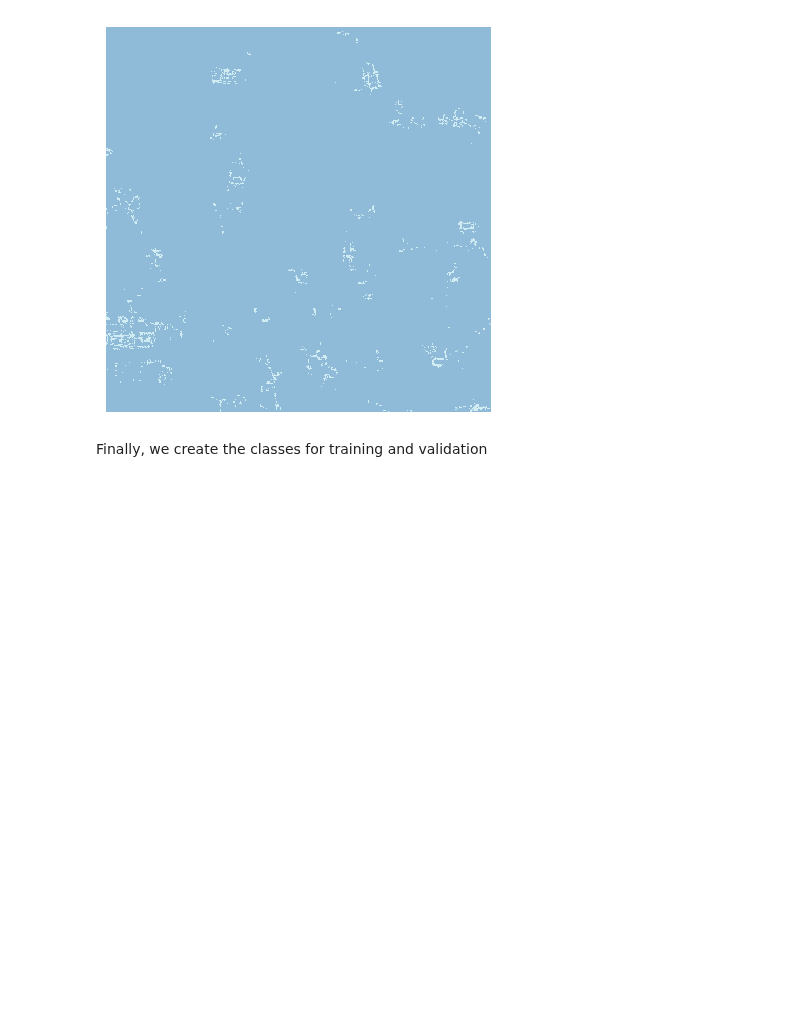
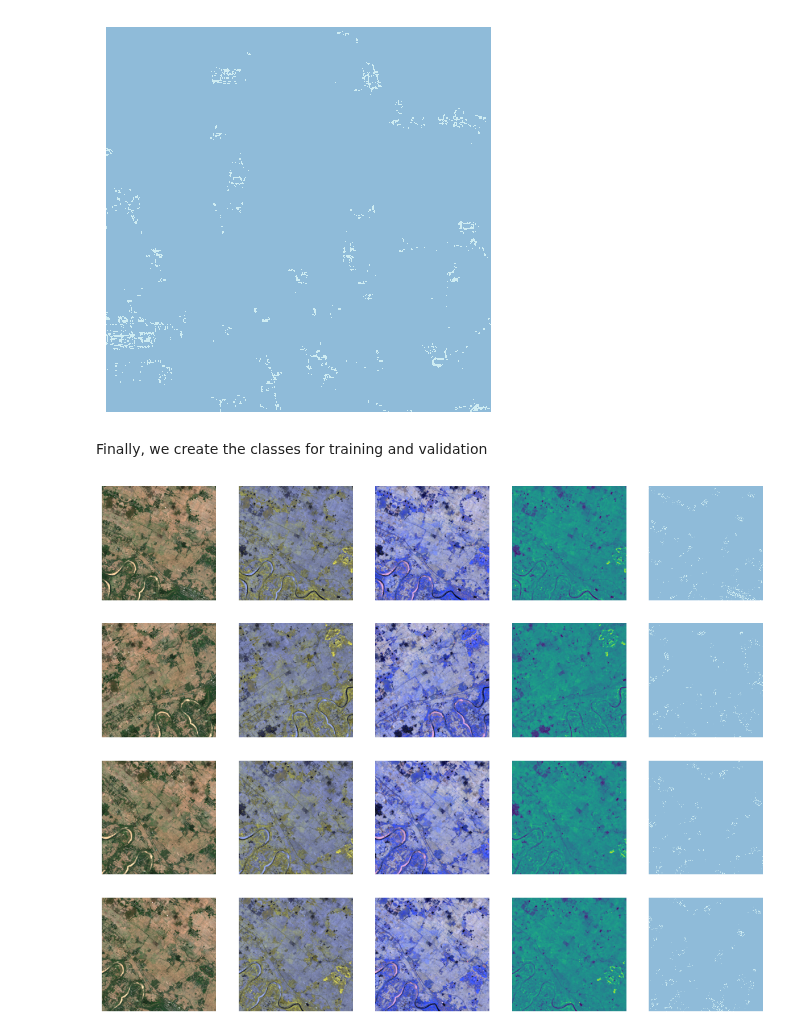
Before and after one commit to restlessronin/fastgs, a Jupyter notebook: nbs/09a_vision.augment.ipynb, the cells around one changed output. Saved outputs shown, nothing was run; the diff lists cells and outputs as text; code cells hidden in the pictures; blank space fills up the shorter version.

```diff
--- a/nbs/09a_vision.augment.ipynb
+++ b/nbs/09a_vision.augment.ipynb
@@ -108,0 +113,12 @@ ValidMSSAT = _create_ms_seg_alb_xfm_cls("ValidMSSAT", 1)
+# %%
+fgs = get_11b_test_fgs(
+    MSAugment(
+        train_aug=A.ShiftScaleRotate(p=1),
+        valid_aug=A.Rotate(p=1)
+    )
+)
+dl = fgs.create_data_block().dataloaders(source=[66]*10,bs=8)
+# %%
+dl.train.show_batch(max_n=4,mskovl=False)
+# %% [output]
+[figure, added]
```
Also changed, not shown: parts of 3 cells of this notebook, 6 other files.
